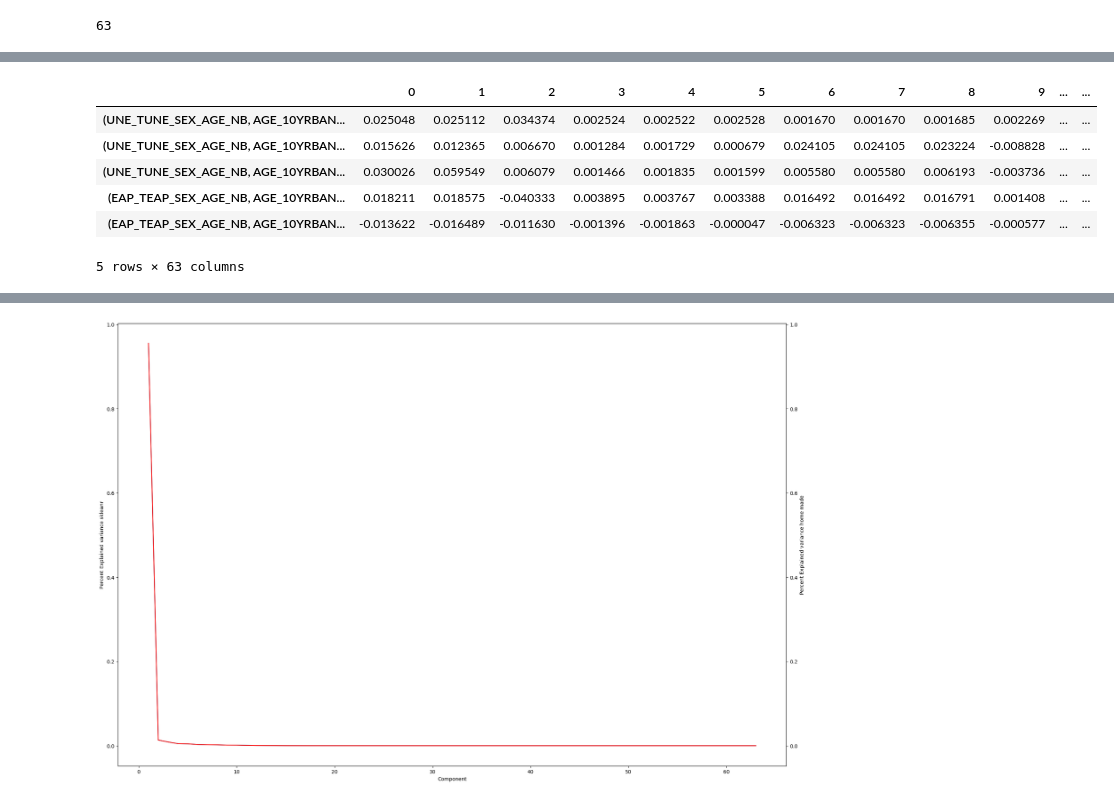
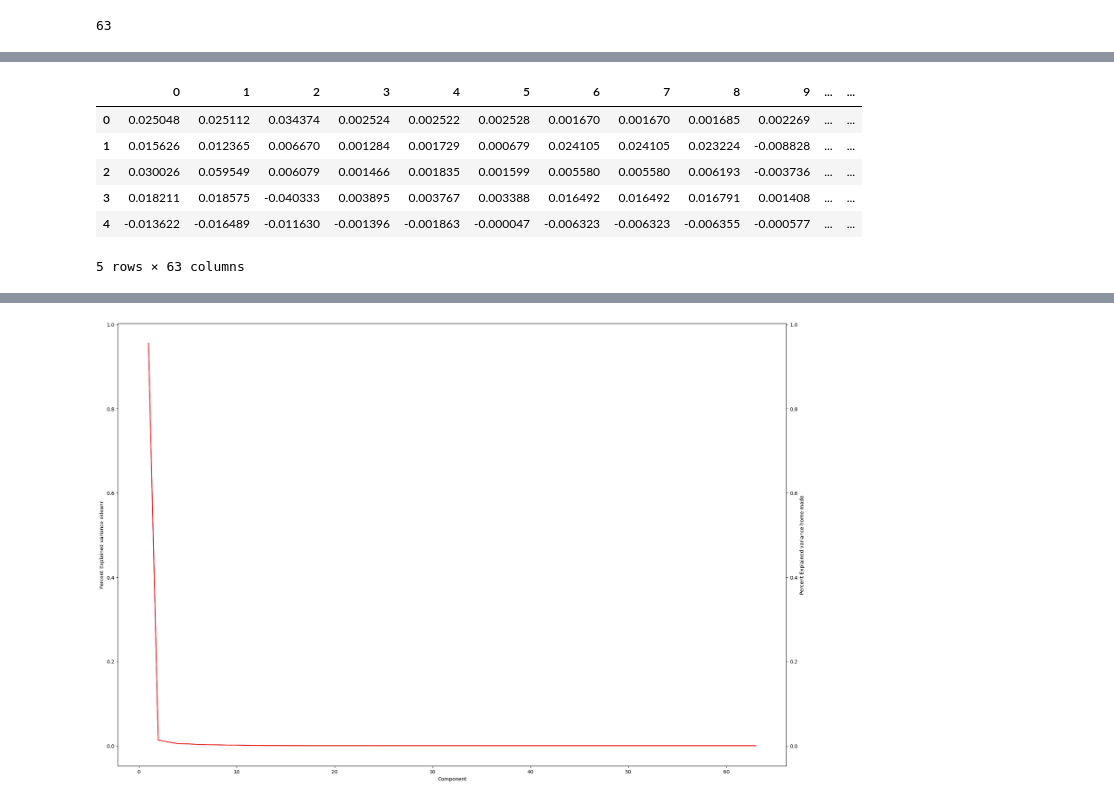
Before and after one commit to Thabetten/Currency_exchange_labor, a Jupyter notebook: labor_currency_exchange_exploration.ipynb, the cells around one changed output, grey strips where cells are left out. Drawn from its saved outputs; the diff is of its cells as text; code cells hidden in the pictures.

```diff
--- a/labor_currency_exchange_exploration.ipynb
+++ b/labor_currency_exchange_exploration.ipynb
@@ -767,16 +794,16 @@ print(len(stn_cmp))
 # %%
 #Make a data frame of the sklearn principle components (PCs).
 
 df_chk = pd.DataFrame(chk.components_)
-df_chk.index = df_fpca.columns
+#df_chk.index = df_fpca.columns
 df_chk.head()
 
 #Print(chk.explained_variance_)
 # %% [output]
 |  | 0 | 1 | 2 | 3 | 4 | 5 | 6 | 7 | 8 | 9 | ... | ... |
-| (UNE_TUNE_SEX_AGE_NB, AGE_10YRBAN... | 0.025048 | 0.025112 | 0.034374 | 0.002524 | 0.002522 | 0.002528 | 0.001670 | 0.001670 | 0.001685 | 0.002269 | ... | ... |
-| (UNE_TUNE_SEX_AGE_NB, AGE_10YRBAN... | 0.015626 | 0.012365 | 0.006670 | 0.001284 | 0.001729 | 0.000679 | 0.024105 | 0.024105 | 0.023224 | -0.008828 | ... | ... |
-| (UNE_TUNE_SEX_AGE_NB, AGE_10YRBAN... | 0.030026 | 0.059549 | 0.006079 | 0.001466 | 0.001835 | 0.001599 | 0.005580 | 0.005580 | 0.006193 | -0.003736 | ... | ... |
-| (EAP_TEAP_SEX_AGE_NB, AGE_10YRBAN... | 0.018211 | 0.018575 | -0.040333 | 0.003895 | 0.003767 | 0.003388 | 0.016492 | 0.016492 | 0.016791 | 0.001408 | ... | ... |
-| (EAP_TEAP_SEX_AGE_NB, AGE_10YRBAN... | -0.013622 | -0.016489 | -0.011630 | -0.001396 | -0.001863 | -0.000047 | -0.006323 | -0.006323 | -0.006355 | -0.000577 | ... | ... |
+| 0 | 0.025048 | 0.025112 | 0.034374 | 0.002524 | 0.002522 | 0.002528 | 0.001670 | 0.001670 | 0.001685 | 0.002269 | ... | ... |
+| 1 | 0.015626 | 0.012365 | 0.006670 | 0.001284 | 0.001729 | 0.000679 | 0.024105 | 0.024105 | 0.023224 | -0.008828 | ... | ... |
+| 2 | 0.030026 | 0.059549 | 0.006079 | 0.001466 | 0.001835 | 0.001599 | 0.005580 | 0.005580 | 0.006193 | -0.003736 | ... | ... |
+| 3 | 0.018211 | 0.018575 | -0.040333 | 0.003895 | 0.003767 | 0.003388 | 0.016492 | 0.016492 | 0.016791 | 0.001408 | ... | ... |
+| 4 | -0.013622 | -0.016489 | -0.011630 | -0.001396 | -0.001863 | -0.000047 | -0.006323 | -0.006323 | -0.006355 | -0.000577 | ... | ... |
 5 rows × 63 columns
```
Also changed, not shown: parts of 42 cells of this notebook.
